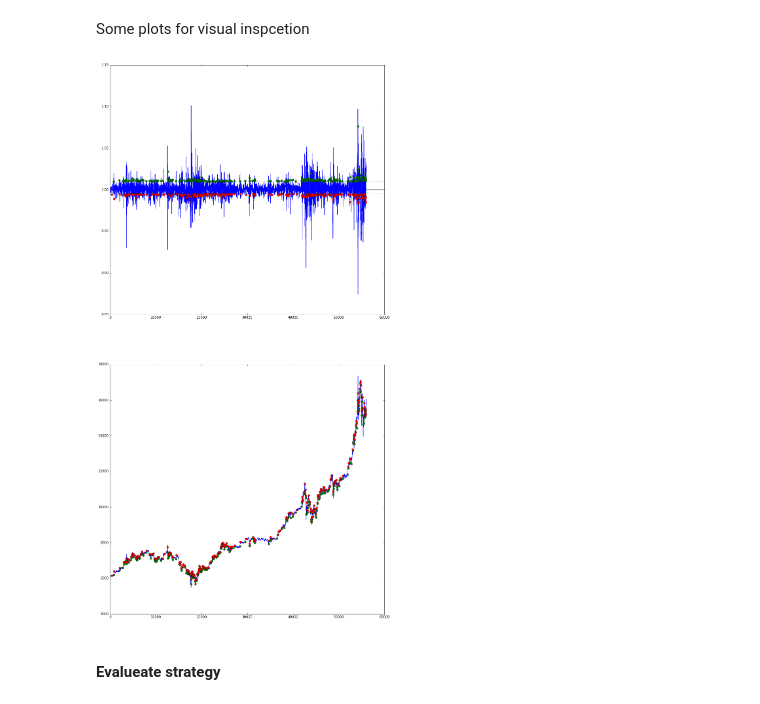
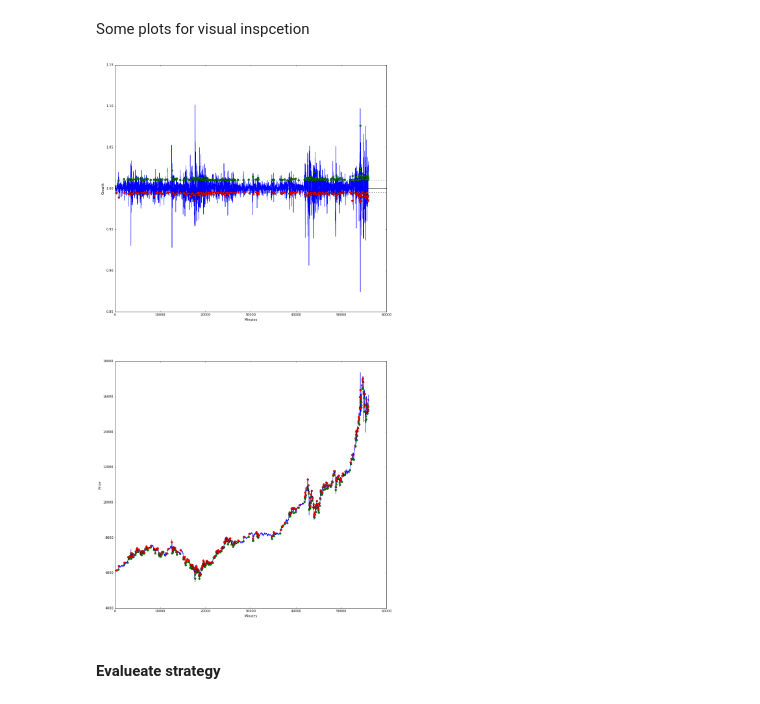
Before and after one commit to boazra/proj, a Jupyter notebook: BTC.ipynb, the cells around one changed output. Drawn from its saved outputs; the diff is of its cells as text; code cells hidden in the pictures.

```diff
--- a/BTC.ipynb
+++ b/BTC.ipynb
@@ -105,28 +105,32 @@ Some plots for visual inspcetion
 # %%
 plt.figure(0, figsize=(15,30))
 plt.subplot(2,1,1)
 plt.axhline(1, color='black')
 
 # plot decision boundaries
 plt.axhline(1-threshold_down, color='black', dashes=[2,5])
 plt.axhline(1+threshold_up, color='black', dashes=[2,5])
 
 # plot moving ratio
 plt.plot(moving_ratio(data.price, dt)[start:end])
+plt.xlabel("Minutes")
+plt.ylabel("Growth")
 
 # plot actions
 plt.plot(idx_up, dx[idx_up], 'og')
 plt.plot(idx_down, dx[idx_down], 'or')
 
 # plot actual price and decisions
 plt.subplot(2,1,2)
 plt.plot(data.price.values[start:end])
 plt.plot(idx_up, data.price.as_matrix()[start:end][idx_up], 'og')
 plt.plot(idx_down, data.price.as_matrix()[start:end][idx_down], 'or')
+plt.xlabel("Minutes")
+plt.ylabel("Price")
 
 pass
 # %% [output]
-[figure, old version]
+[figure, new version]
 # %% [markdown]
 #### Evalueate strategy
 # %%
```
